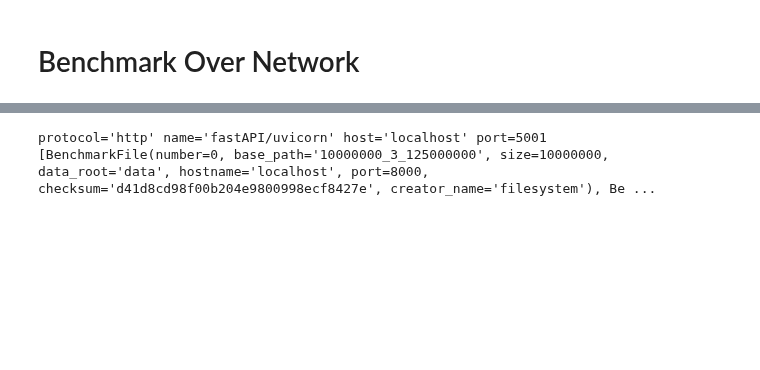
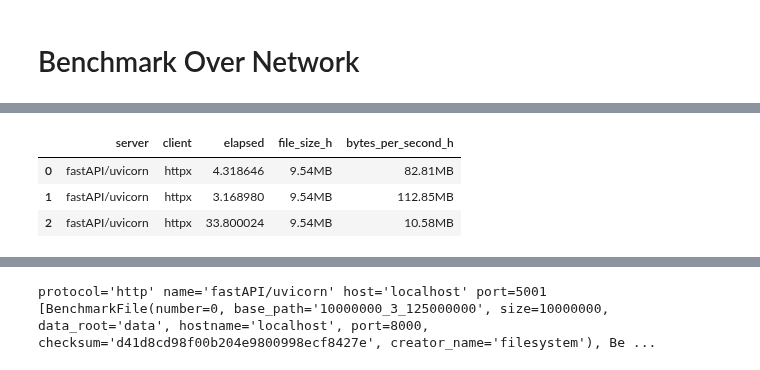
Before and after one commit to ephes/will_it_saturate, a Jupyter notebook: 51_benchmark_remote_control_server.ipynb, the cells around one changed output, grey strips where cells are left out. Cells and saved outputs as stored; diff of their text form; code cells hidden in the pictures; blank space fills up the shorter version.

```diff
--- a/51_benchmark_remote_control_server.ipynb
+++ b/51_benchmark_remote_control_server.ipynb
@@ -99,0 +112,17 @@ KeyboardInterrupt:
+# %%
+# dont_test
+
+results_from_database = results.get_results()
+
+cols = set(["server", "client", "elapsed", "file_size_h", "bytes_per_second_h"])
+pd.DataFrame(
+    [
+        {k: v for k, v in r.dict_for_pandas().items() if k in cols}
+        for r in results_from_database
+    ]
+)
+# %% [output]
+|  | server | client | elapsed | file_size_h | bytes_per_second_h |
+| 0 | fastAPI/uvicorn | httpx | 4.318646 | 9.54MB | 82.81MB |
+| 1 | fastAPI/uvicorn | httpx | 3.168980 | 9.54MB | 112.85MB |
+| 2 | fastAPI/uvicorn | httpx | 33.800024 | 9.54MB | 10.58MB |
```
Also changed, not shown: parts of 25 cells of this notebook, 7 other files.
